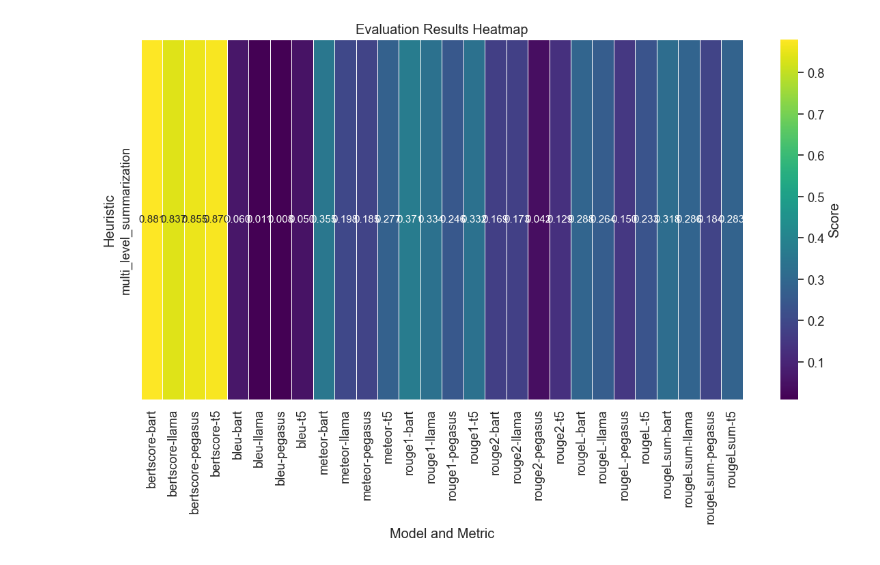
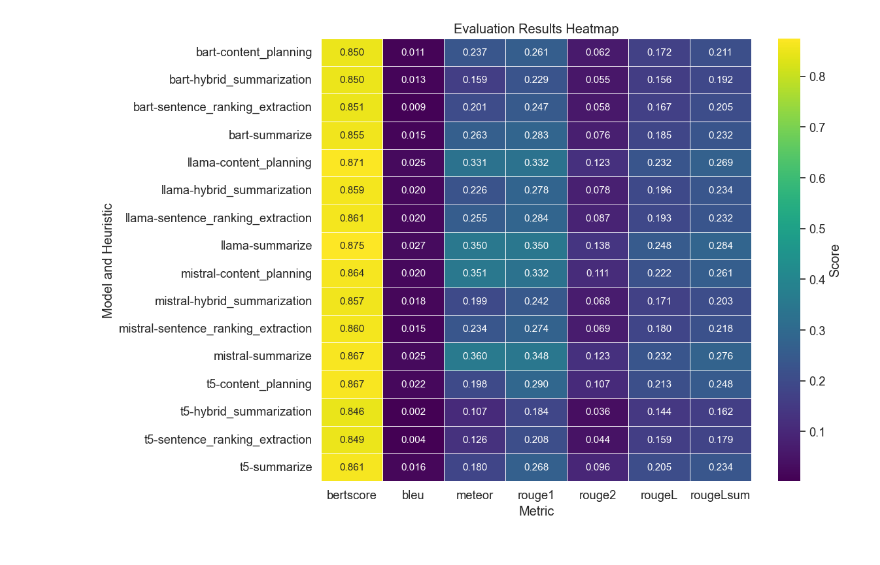
Before and after one commit to wityat/IAD_course_work, a Jupyter notebook: test.ipynb, the cells around one changed output. Cells and saved outputs as stored; diff of their text form; code cells hidden in the pictures.

```diff
--- a/test.ipynb
+++ b/test.ipynb
@@ -61,21 +54,0 @@ Some weights of the model checkpoint at bert-large-uncased-whole-word-masking-fi
-# %%
-def evaluate_metrics(predictions, references, article, metrics):
-    # Преобразование текстов для BLEU метрики
-    bleu_predictions = [prediction.split() for prediction in predictions]
-    bleu_references = [[reference.split()] for reference in references]
-
-    results = {}
-
-    for metric in metrics:
-        if metric == "bleu":
-            results["bleu"] = bleu.compute(predictions=bleu_predictions, references=bleu_references)
-        elif metric == "bertscore":
-            results["bertscore"] = bertscore.compute(predictions=predictions, references=references, lang='en')
-        elif metric == "summa_qa":
-            masked_questions, answer_spans = summa_qa_question_generator.get_questions(article)
-            print(predictions[0])
-            results[metric] = summa_qa.compute(masked_questions, answer_spans, predictions[0])
-        else:
-            results[metric] = globals()[metric].compute(predictions=predictions, references=references)
-
-    return results
@@ -254,7 +372,7 @@ import matplotlib.pyplot as plt
 import seaborn as sns
 
 # Чтение JSON-файла в DataFrame
-df = pd.read_json('results1.json', lines=True)
+df = pd.read_json('results_final3.json', lines=True)
 
 # Выделение нужных столбцов
 df_plot = df[['model', 'heuristic', 'results']]
@@ -262,39 +380,44 @@ df_plot = df[['model', 'heuristic', 'results']]
 df_plot = pd.concat([df_plot.drop(['results'], axis=1), df_plot['results'].apply(pd.Series)], axis=1)
 df_plot = pd.concat([df_plot.drop(['rouge'], axis=1), df_plot['rouge'].apply(pd.Series)], axis=1)
 
-
 # Преобразование данных для удобства визуализации
 df_plot = df_plot.melt(id_vars=['model', 'heuristic'],
                        value_vars=['bleu', 'meteor', 'bertscore',
                                    'rouge1', 'rouge2', 'rougeL', 'rougeLsum'],
                        var_name='metric', value_name='score')
+
 z = {
     "bleu": "bleu",
     "meteor": "meteor",
     "bertscore": "f1",
     "rouge1": lambda x: sum(x[0]) / len(x[0]),
     "rouge2": lambda x: sum(x[0]) / len(x[0]),
     "rougeL": lambda x: sum(x[0]) / len(x[0]),
     "rougeLsum": lambda x: sum(x[0]) / len(x[0]),
     "summa_qa": "avg_fscore",
 }
 
 df_plot['score'] = df_plot.apply(
     lambda row: z[row['metric']](row['score']) if row['metric'].startswith('rouge') else
     row['score'][z[row['metric']]] if isinstance(row['score'], dict) and isinstance(row['score'][z[row['metric']]], float) else row['score'][z[row['metric']]][0], axis=1)
 
-#Создание сводной таблицы
-df_pivot = df_plot.pivot_table(index='heuristic', columns=['metric', 'model'], values='score')
-df_pivot
-#Создание heatmap
+# Создание сводной таблицы
+df_pivot = df_plot.pivot_table(index=['model', 'heuristic'], columns='metric', values='score')
+df_pivot = df_pivot.reset_index()
+
+# Создание heatmap
 plt.figure(figsize=(12, 8))
 sns.set(font_scale=1.2)
-sns.heatmap(df_pivot, annot=True, cmap='viridis', linewidths=0.5, fmt='.3f',
+heatmap = sns.heatmap(df_pivot.set_index(['model', 'heuristic']), annot=True, cmap='viridis', linewidths=0.5, fmt='.3f',
             cbar_kws={'label': 'Score'}, annot_kws={'size': 11})
-plt.xlabel('Model and Metric')
-plt.ylabel('Heuristic')
+plt.xlabel('Metric')
+plt.ylabel('Model and Heuristic')
 plt.title('Evaluation Results Heatmap')
 plt.tight_layout()
+
+# Поворот меток на оси y
+heatmap.set_yticklabels(heatmap.get_yticklabels(), rotation=0)
+
 plt.show()
 # %% [output]
-[figure, old version]
+[figure, new version]
```
Also changed, not shown: parts of 11 cells of this notebook, 1 other file.
